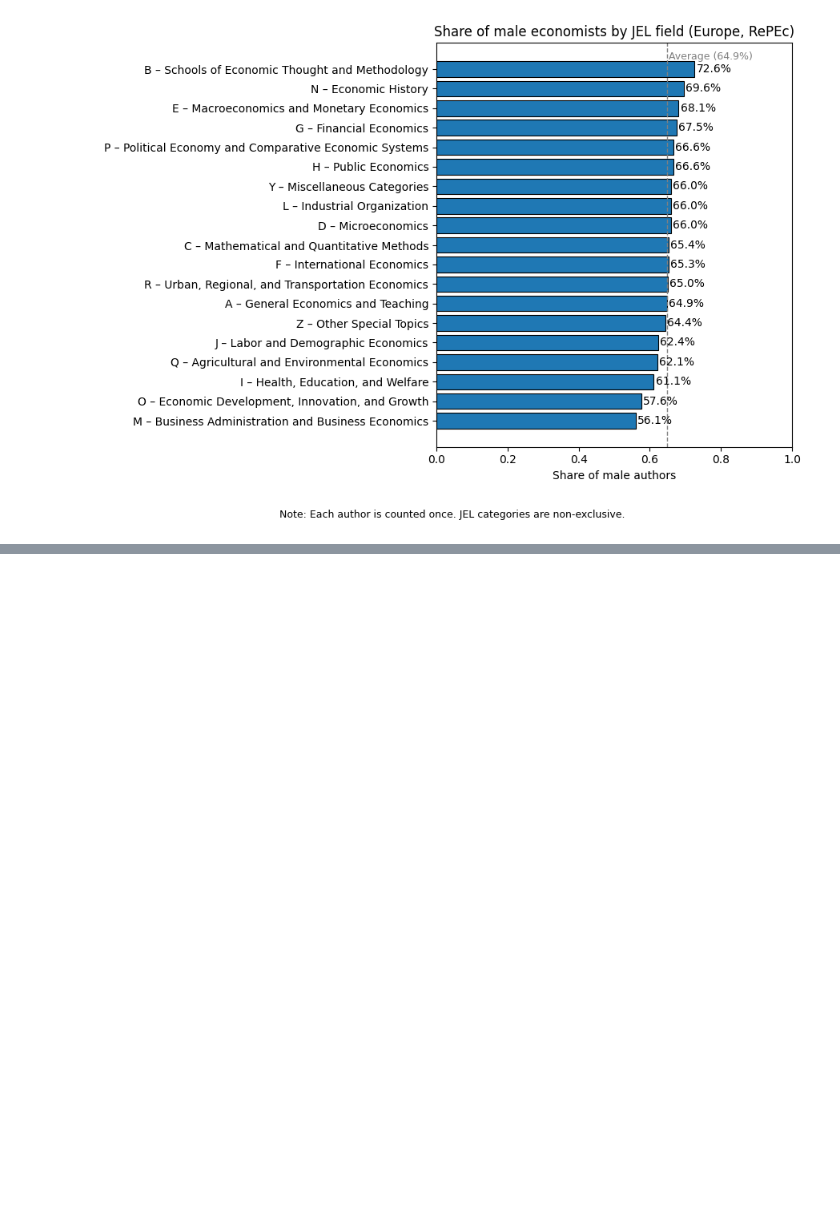
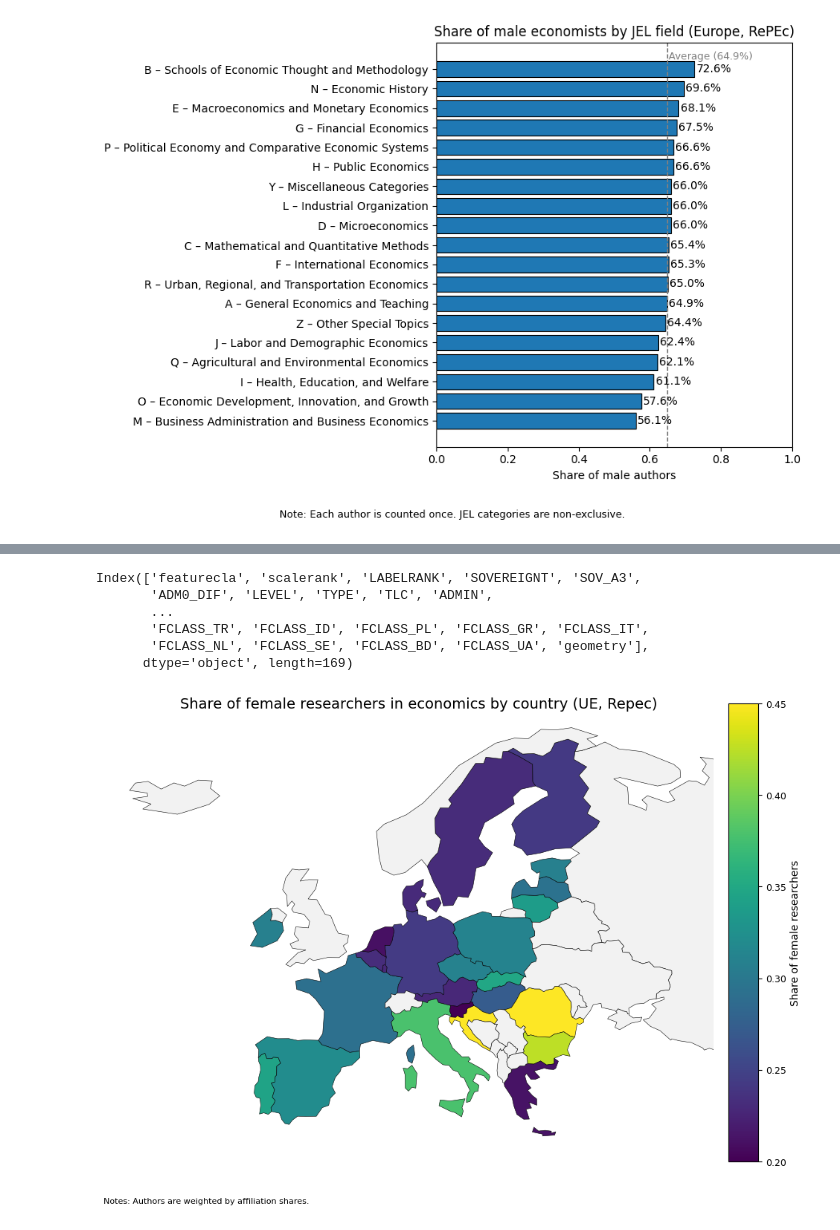
Before and after one commit to celinamadaschi/Telecom-DataAnalysis_Economics, a Jupyter notebook: Gender Analysis.ipynb, the cells around one changed output, grey strips where cells are left out. Cells and saved outputs as stored; diff of their text form; code cells hidden in the pictures; blank space fills up the shorter version.

Commit message:
gender analysis

```diff
--- a/Gender Analysis.ipynb
+++ b/Gender Analysis.ipynb
@@ -93,10 +92,10 @@ import gender_guesser.detector as gender
 
 d = gender.Detector(case_sensitive=False)
 # %%
-df1["gender_raw"] = df1["first_name"].apply(
+df2["gender_raw"] = df2["first_name"].apply(
     lambda x: d.get_gender(x) if pd.notna(x) else None
 )
 # %%
-df1["gender_raw"] = df1["first_name_simple"].apply(
+df2["gender_raw"] = df2["first_name_simple"].apply(
     lambda x: d.get_gender(x) if pd.notna(x) else None
 )
@@ -665,0 +791,22 @@ plt.show()
+# %%
+world.columns
+# %% [output]
+Index(['featurecla', 'scalerank', 'LABELRANK', 'SOVEREIGNT', 'SOV_A3',
+       'ADM0_DIF', 'LEVEL', 'TYPE', 'TLC', 'ADMIN',
+       ...
+       'FCLASS_TR', 'FCLASS_ID', 'FCLASS_PL', 'FCLASS_GR', 'FCLASS_IT',
+       'FCLASS_NL', 'FCLASS_SE', 'FCLASS_BD', 'FCLASS_UA', 'geometry'],
+      dtype='object', length=169)
+# %%
+country_name_map = {
+    "Czech Republic": "Czechia",
+}
+
+country_gender["country"] = country_gender["country"].replace(country_name_map)
+# %%
+europe_map = europe.merge(
+    country_gender,
+    left_on="ADMIN",
+    right_on="country",
+    how="left"
+)
@@ -665,0 +815,48 @@ plt.show()
+# %%
+fig = plt.figure(figsize=(11, 8))
+gs = GridSpec(1, 2, width_ratios=[20, 1], wspace=0.05)
+
+ax = fig.add_subplot(gs[0])
+cax = fig.add_subplot(gs[1])
+
+europe_map.plot(
+    column="female_share",
+    cmap="viridis",
+    vmin=0.20,
+    vmax=0.45,
+    linewidth=0.4,
+    edgecolor="black",
+    legend=True,
+    cax=cax,
+    missing_kwds={"color": "#f2f2f2"},
+    ax=ax
+)
+
+# Zoom Europe
+ax.set_xlim(-25, 45)
+ax.set_ylim(34, 72)
+ax.axis("off")
+
+# Titre de la figure
+ax.set_title(
+    "Share of female researchers in economics by country (UE, Repec)",
+    fontsize=14,
+    pad=10
+)
+
+# Colorbar
+cax.set_ylabel("Share of female researchers", fontsize=10)
+cax.tick_params(labelsize=9)
+
+# Note
+plt.figtext(
+    0.1, 0.04,
+    "Notes: Authors are weighted by affiliation shares. "
+    ,
+    fontsize=8
+)
+
+plt.tight_layout()
+plt.show()
+# %% [output]
+[figure, added]
```
Also changed, not shown: parts of 18 cells of this notebook.
